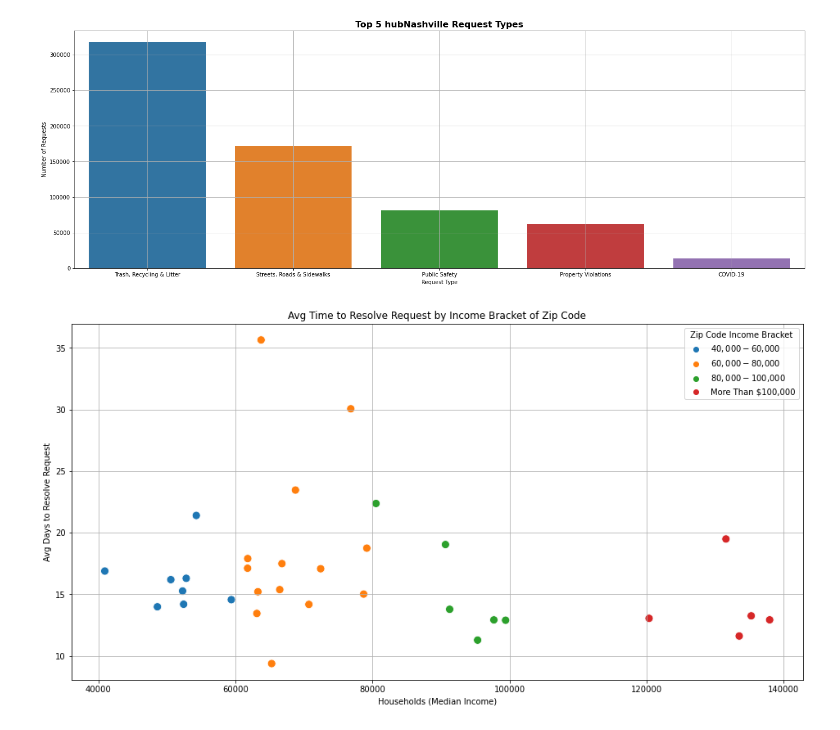
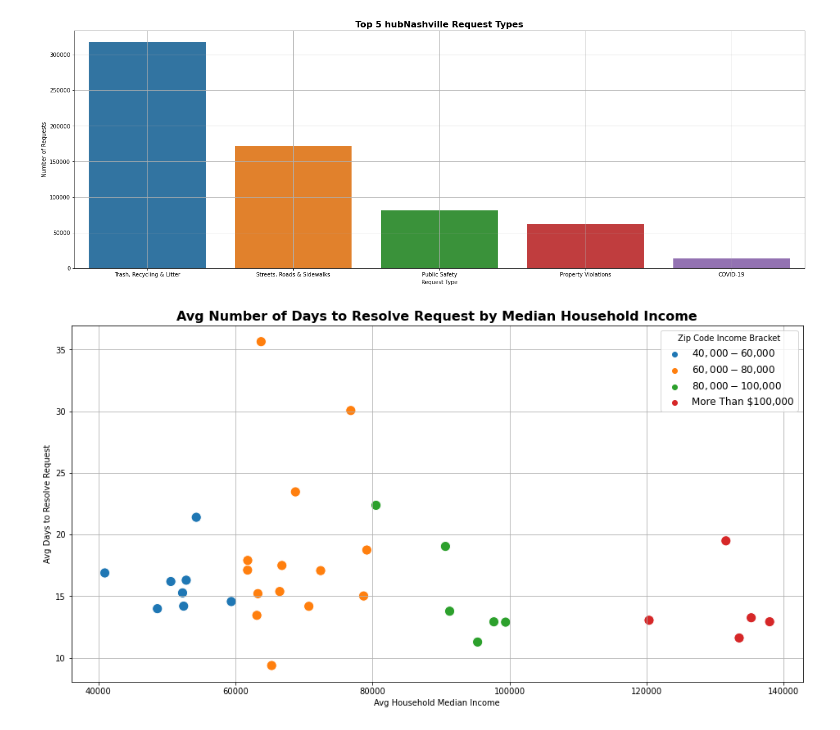
Before and after one commit to PrestonSpencer/Capstone-Nashville-Software-School-Nashville-311-Analysis, a Jupyter notebook: notebooks/visuals_and_analysis.ipynb, the cells around one changed output. Drawn from its saved outputs; the diff is of its cells as text; code cells hidden in the pictures.

Commit message:
visuals progress

```diff
--- a/notebooks/visuals_and_analysis.ipynb
+++ b/notebooks/visuals_and_analysis.ipynb
@@ -138,14 +138,15 @@ plt.grid();
 # %%
 def avg_resp_time(main_df):
     return main_df['Days to Resolve'].mean()
 avg_response_time_zip = main_df.groupby(['Households (Median Income)', 'Income Bracket']).apply(avg_resp_time)
 avg_response_time_zip = avg_response_time_zip.reset_index()
 avg_response_time_zip.head()
 plt.figure(figsize = (16,8))
-sns.scatterplot(x = 'Households (Median Income)', y = 0, hue = 'Income Bracket', data = avg_response_time_zip, s = 100)
+sns.scatterplot(x = 'Households (Median Income)', y = 0, hue = 'Income Bracket', data = avg_response_time_zip, s = 150)
 plt.ylabel('Avg Days to Resolve Request')
-plt.title('Avg Time to Resolve Request by Income Bracket of Zip Code')
-plt.legend(title = 'Zip Code Income Bracket')
+plt.xlabel('Avg Household Median Income')
+plt.title('Avg Number of Days to Resolve Request by Median Household Income', weight = 'bold', fontsize = 16)
+plt.legend(title = 'Zip Code Income Bracket', fontsize = 12)
 plt.grid();
 # %% [output]
-[figure, old version]
+[figure, new version]
```
Also changed, not shown: parts of 13 cells of this notebook, 1 other file.
